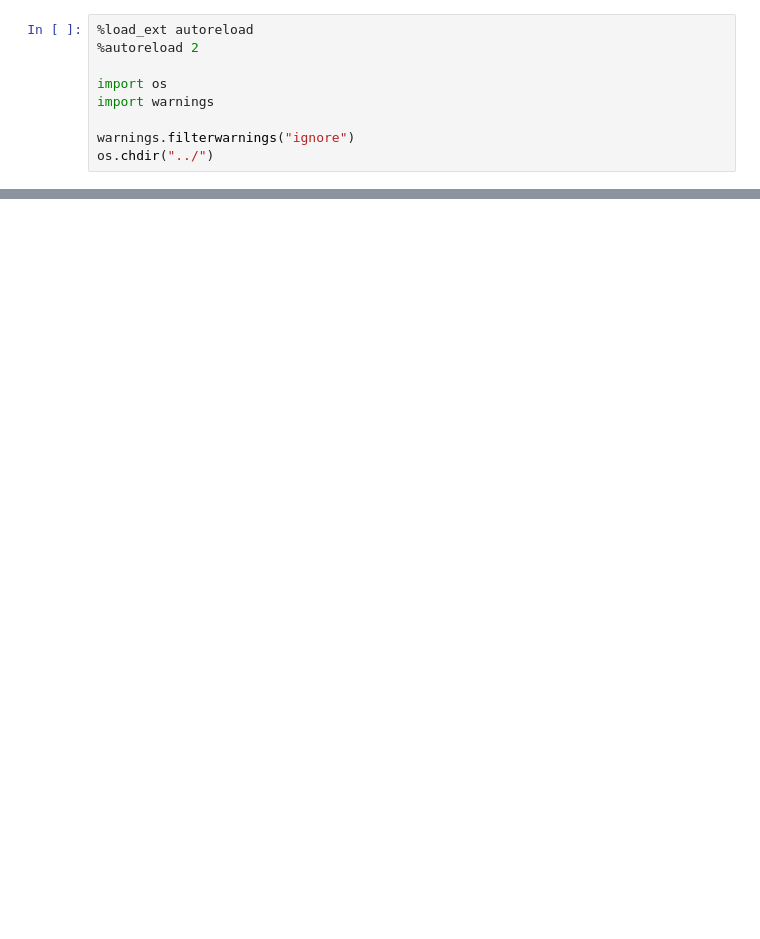
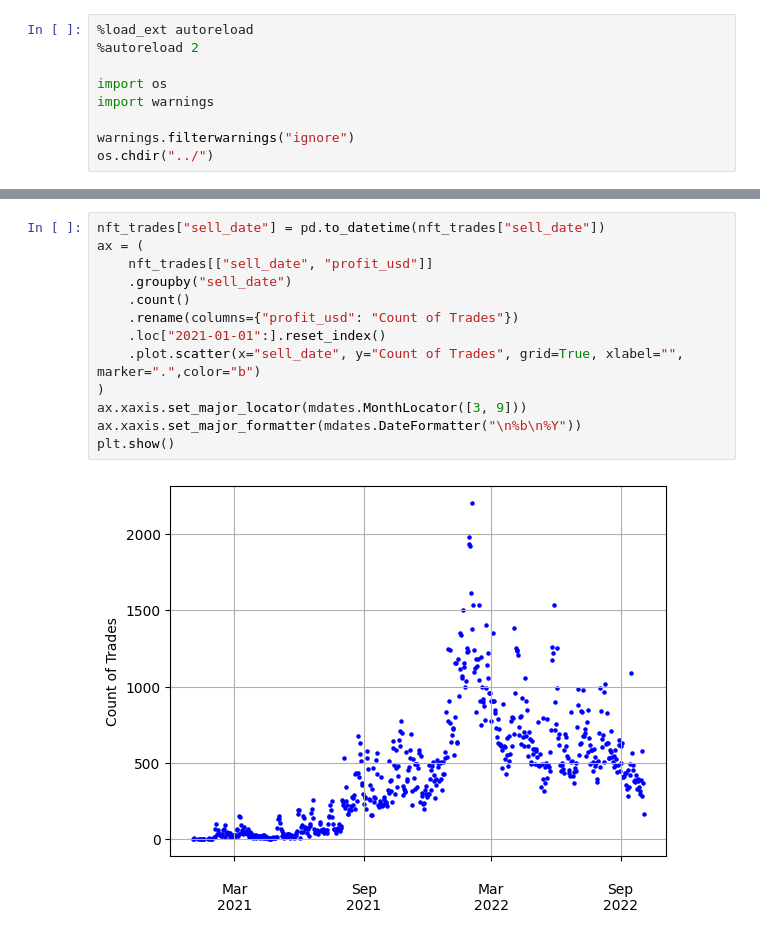
Before and after one commit to vfcapital/bachelor-thesis, a Jupyter notebook: bachelorthesis/notebooks/trade_analysis.ipynb, the cells around one changed output, grey strips where cells are left out. Cells and saved outputs as stored; diff of their text form; blank space fills up the shorter version.

```diff
--- a/bachelorthesis/notebooks/trade_analysis.ipynb
+++ b/bachelorthesis/notebooks/trade_analysis.ipynb
@@ -25,0 +41,15 @@ nft_trades.head()
+# %%
+nft_trades["sell_date"] = pd.to_datetime(nft_trades["sell_date"])
+ax = (
+    nft_trades[["sell_date", "profit_usd"]]
+    .groupby("sell_date")
+    .count()
+    .rename(columns={"profit_usd": "Count of Trades"})
+    .loc["2021-01-01":].reset_index()
+    .plot.scatter(x="sell_date", y="Count of Trades", grid=True, xlabel="", marker=".",color="b")
+)
+ax.xaxis.set_major_locator(mdates.MonthLocator([3, 9]))
+ax.xaxis.set_major_formatter(mdates.DateFormatter("\n%b\n%Y"))
+plt.show()
+# %% [output]
+[figure, added]
```
Also changed, not shown: parts of 10 cells of this notebook, 1 other file.
